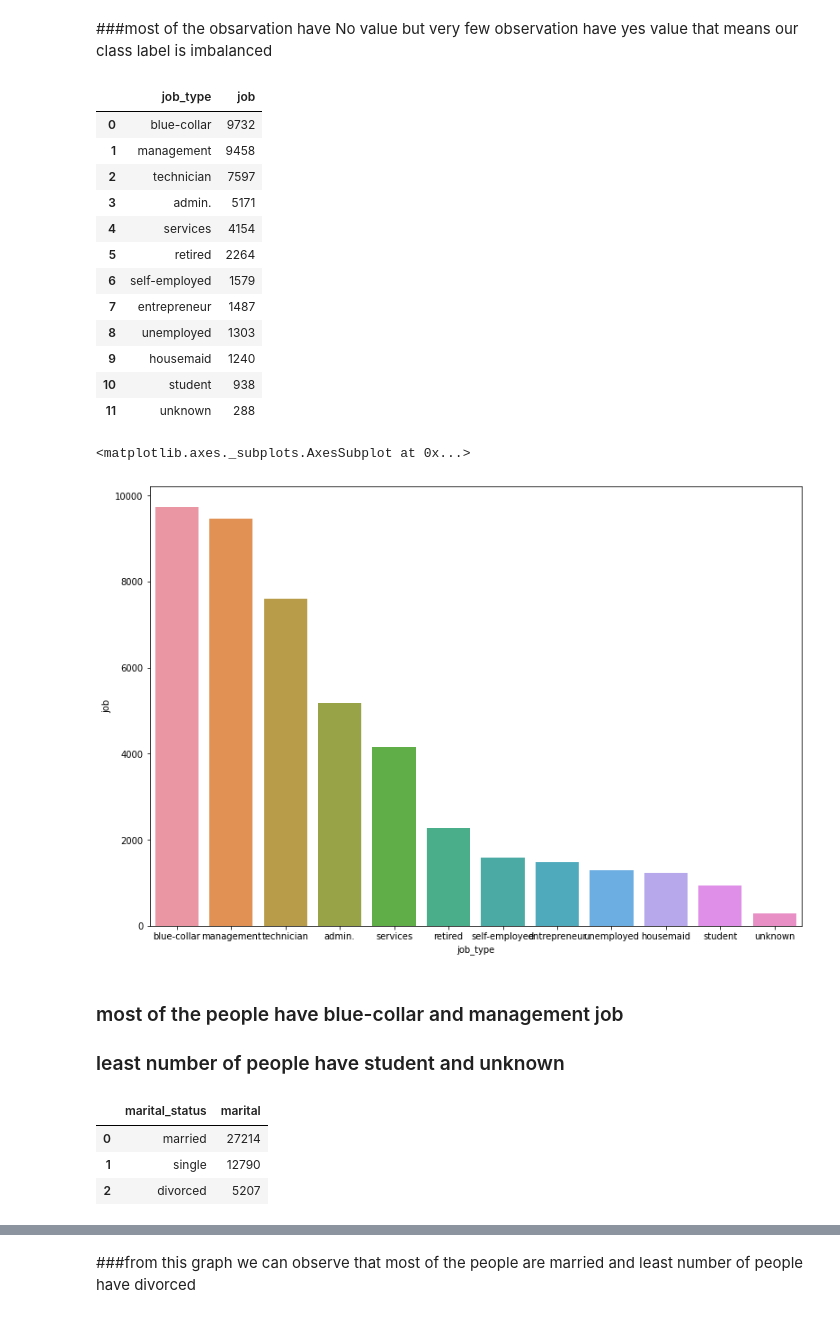
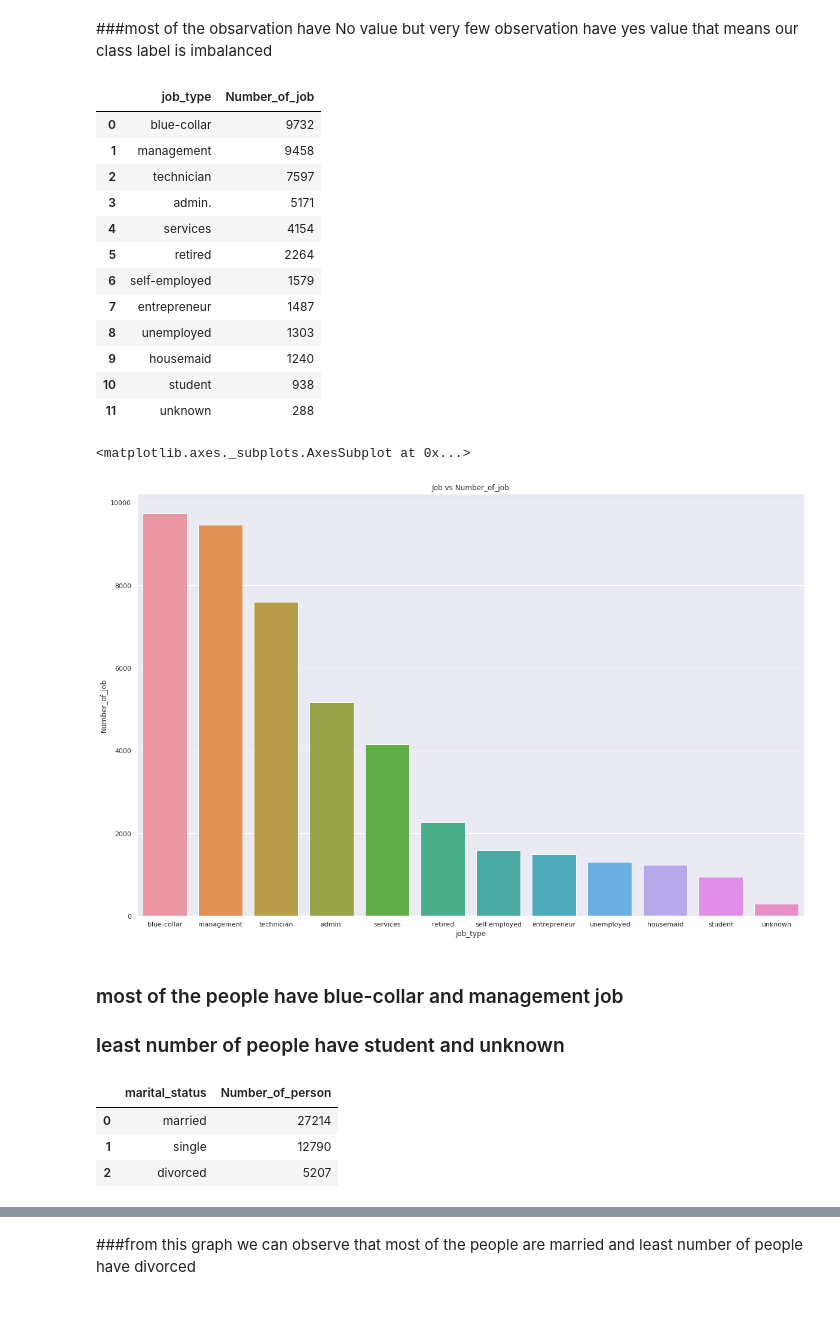
Before and after one commit to hrushikeshsahu19/Predicting-the-effectiveness-of-bank-marketing-campaigns, a Jupyter notebook: Hrushikesh_Sahu_Team_1_Capstone_Project_3.ipynb, the cells around one changed output, grey strips where cells are left out. Cells and saved outputs as stored; diff of their text form; code cells hidden in the pictures.

```diff
--- a/Hrushikesh_Sahu_Team_1_Capstone_Project_3.ipynb
+++ b/Hrushikesh_Sahu_Team_1_Capstone_Project_3.ipynb
@@ -167,9 +200,10 @@ sns.barplot(x='index',y='y',data=target_y)
 # %%
 job_df=df['job'].value_counts().reset_index()
 job_df.rename(columns={'index':'job_type'},inplace=True)
+job_df.rename(columns={'job':'Number_of_job'},inplace=True)
 job_df
 # %% [output]
-|  | job_type | job |
+|  | job_type | Number_of_job |
 | 0 | blue-collar | 9732 |
 | 1 | management | 9458 |
 | 2 | technician | 7597 |
@@ -183,20 +217,22 @@ job_df
 | 10 | student | 938 |
 | 11 | unknown | 288 |
 # %%
-plt.figure(figsize=(13,9))
-sns.barplot(x='job_type',y='job',data=job_df)
+plt.figure(figsize=(20,13))
+plt.title('Job vs Number_of_job')
+sns.barplot(x='job_type',y='Number_of_job',data=job_df)
 # %% [output]
 <matplotlib.axes._subplots.AxesSubplot at 0x...>
-[figure, old version]
+[figure, new version]
 # %% [markdown]
 ### most of the  people have blue-collar  and management job
 ### least number of people  have student and unknown
 # %%
 marital_df=df['marital'].value_counts().reset_index()
 marital_df.rename(columns={'index':'marital_status'},inplace=True)
+marital_df.rename(columns={'marital':'Number_of_person'},inplace=True)
 marital_df
 # %% [output]
-|  | marital_status | marital |
+|  | marital_status | Number_of_person |
 | 0 | married | 27214 |
 | 1 | single | 12790 |
 | 2 | divorced | 5207 |
```
Also changed, not shown: parts of 48 cells of this notebook.
